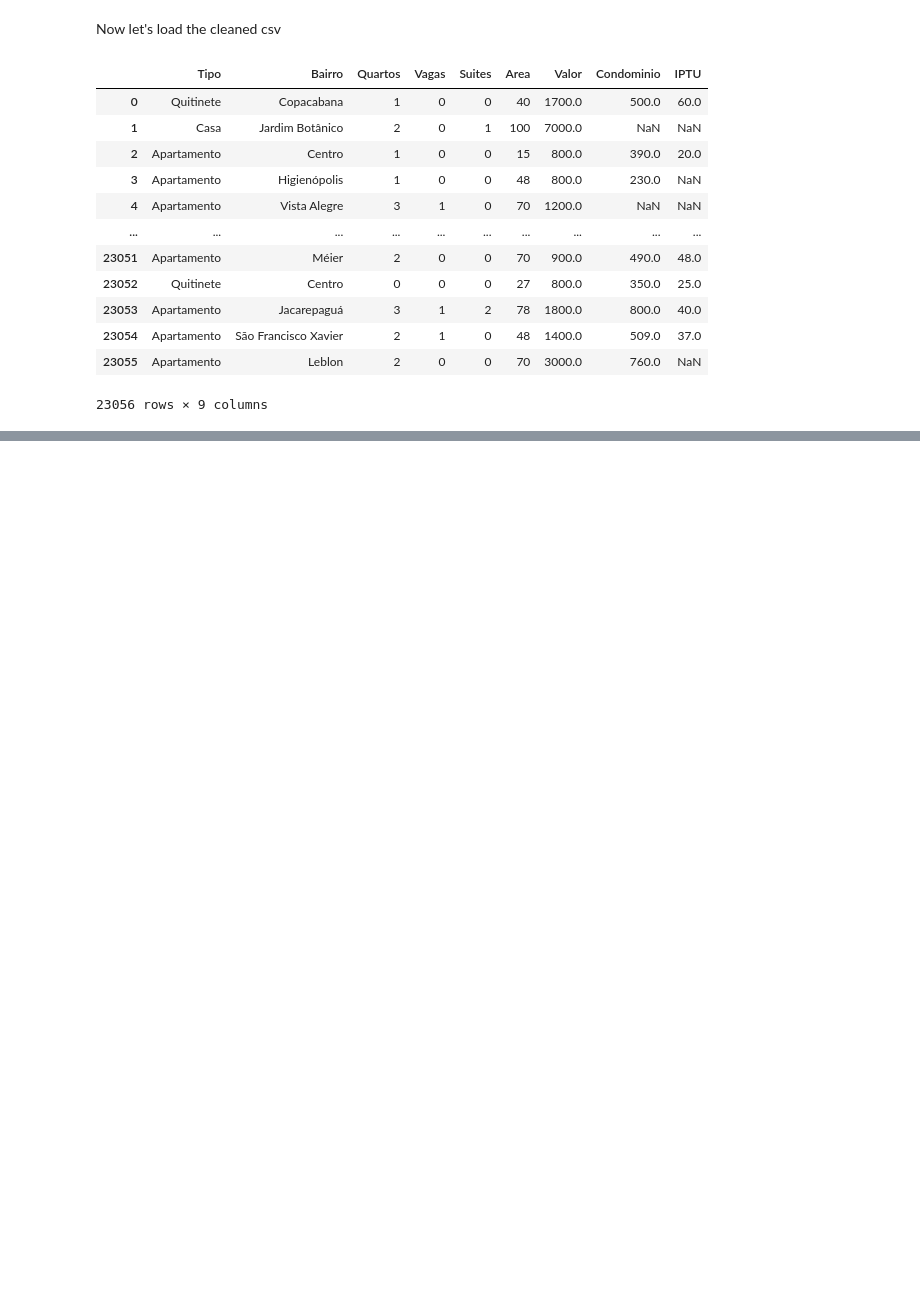
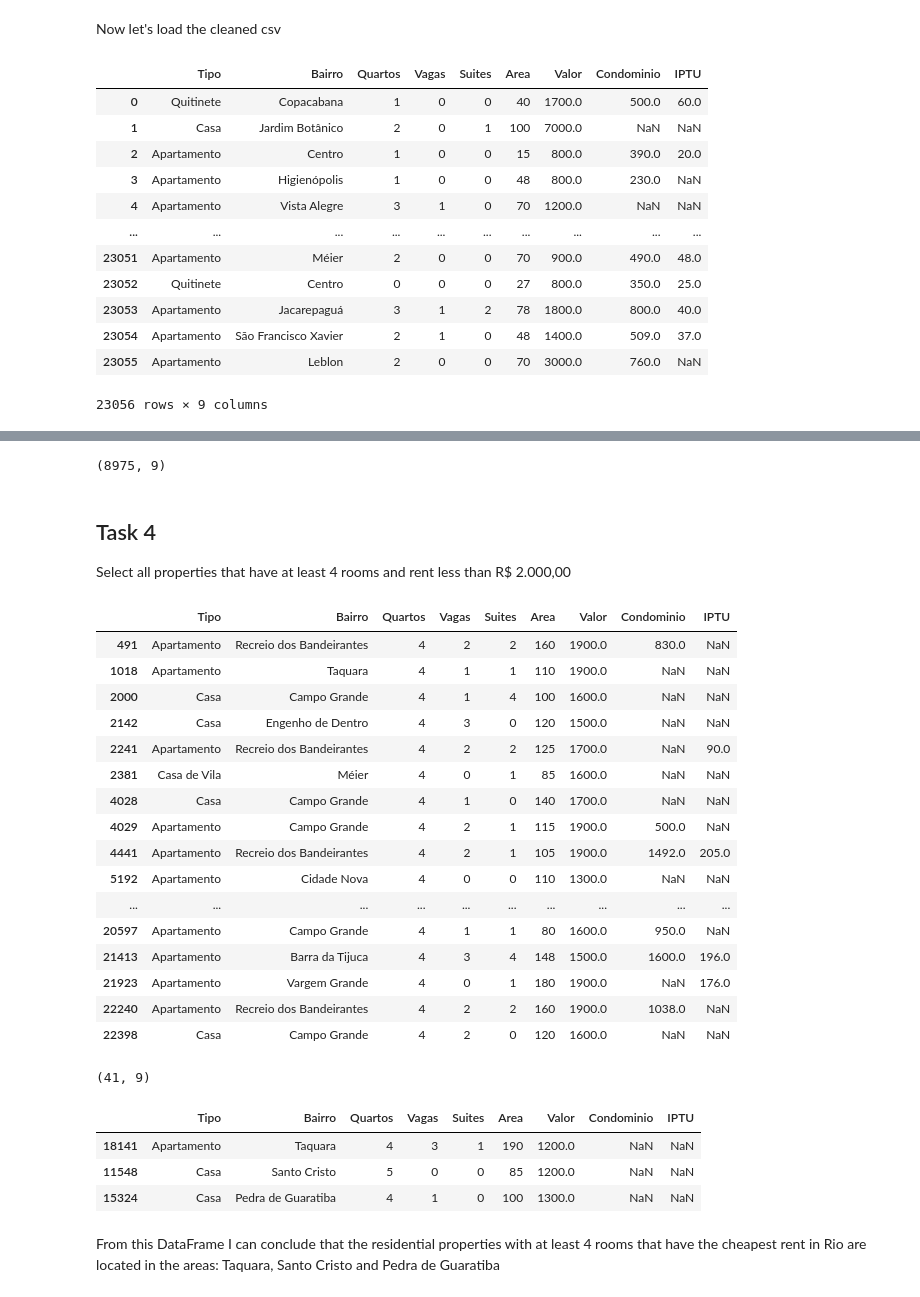
Before and after one commit to nathanqueija/myjourneytodatascience, a Jupyter notebook: 02_pandas_treating_and_analyzing_data/pandas.ipynb, the cells around one changed output, grey strips where cells are left out. Saved outputs shown, nothing was run; the diff lists cells and outputs as text; code cells hidden in the pictures; blank space fills up the shorter version.

Commit message:
Add Selection and frequencies to the pandas studies

```diff
--- a/02_pandas_treating_and_analyzing_data/pandas.ipynb
+++ b/02_pandas_treating_and_analyzing_data/pandas.ipynb
@@ -413,0 +529,42 @@ residential_cleaned
+# %%
+residential_task_3.shape
+# %% [output]
+(8975, 9)
+# %% [markdown]
+## Task 4
+Select all properties that have at least 4 rooms and rent less than R$ 2.000,00
+# %%
+residential_task_4 = residential_cleaned.query("Quartos>=4 and Valor<2000")
+residential_task_4
+# %% [output]
+|  | Tipo | Bairro | Quartos | Vagas | Suites | Area | Valor | Condominio | IPTU |
+| 491 | Apartamento | Recreio dos Bandeirantes | 4 | 2 | 2 | 160 | 1900.0 | 830.0 | NaN |
+| 1018 | Apartamento | Taquara | 4 | 1 | 1 | 110 | 1900.0 | NaN | NaN |
+| 2000 | Casa | Campo Grande | 4 | 1 | 4 | 100 | 1600.0 | NaN | NaN |
+| 2142 | Casa | Engenho de Dentro | 4 | 3 | 0 | 120 | 1500.0 | NaN | NaN |
+| 2241 | Apartamento | Recreio dos Bandeirantes | 4 | 2 | 2 | 125 | 1700.0 | NaN | 90.0 |
+| 2381 | Casa de Vila | Méier | 4 | 0 | 1 | 85 | 1600.0 | NaN | NaN |
+| 4028 | Casa | Campo Grande | 4 | 1 | 0 | 140 | 1700.0 | NaN | NaN |
+| 4029 | Apartamento | Campo Grande | 4 | 2 | 1 | 115 | 1900.0 | 500.0 | NaN |
+| 4441 | Apartamento | Recreio dos Bandeirantes | 4 | 2 | 1 | 105 | 1900.0 | 1492.0 | 205.0 |
+| 5192 | Apartamento | Cidade Nova | 4 | 0 | 0 | 110 | 1300.0 | NaN | NaN |
+| ... | ... | ... | ... | ... | ... | ... | ... | ... | ... |
+| 20597 | Apartamento | Campo Grande | 4 | 1 | 1 | 80 | 1600.0 | 950.0 | NaN |
+| 21413 | Apartamento | Barra da Tijuca | 4 | 3 | 4 | 148 | 1500.0 | 1600.0 | 196.0 |
+| 21923 | Apartamento | Vargem Grande | 4 | 0 | 1 | 180 | 1900.0 | NaN | 176.0 |
+| 22240 | Apartamento | Recreio dos Bandeirantes | 4 | 2 | 2 | 160 | 1900.0 | 1038.0 | NaN |
+| 22398 | Casa | Campo Grande | 4 | 2 | 0 | 120 | 1600.0 | NaN | NaN |
+# %%
+residential_task_4.shape
+# %% [output]
+(41, 9)
+# %%
+ordered = residential_task_4.sort_values(by=["Valor", "Quartos"])
+ordered.head(3)
+# %% [output]
+|  | Tipo | Bairro | Quartos | Vagas | Suites | Area | Valor | Condominio | IPTU |
+| 18141 | Apartamento | Taquara | 4 | 3 | 1 | 190 | 1200.0 | NaN | NaN |
+| 11548 | Casa | Santo Cristo | 5 | 0 | 0 | 85 | 1200.0 | NaN | NaN |
+| 15324 | Casa | Pedra de Guaratiba | 4 | 1 | 0 | 100 | 1300.0 | NaN | NaN |
+# %% [markdown]
+From this DataFrame I can conclude that the residential properties with at least 4 rooms that have the cheapest rent in Rio are located in the areas: Taquara, Santo Cristo and Pedra de Guaratiba
```
Also changed, not shown: parts of 15 cells of this notebook.
